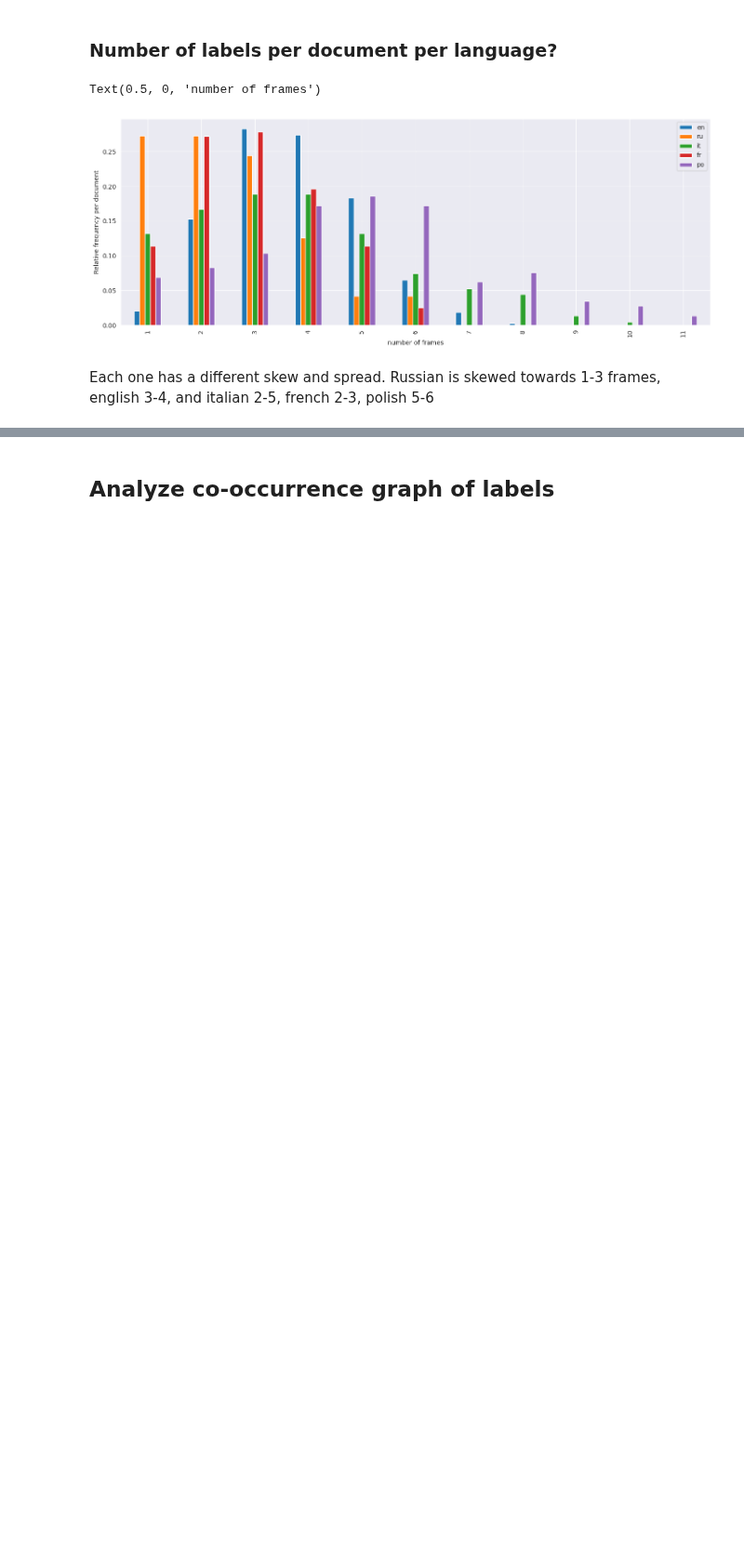
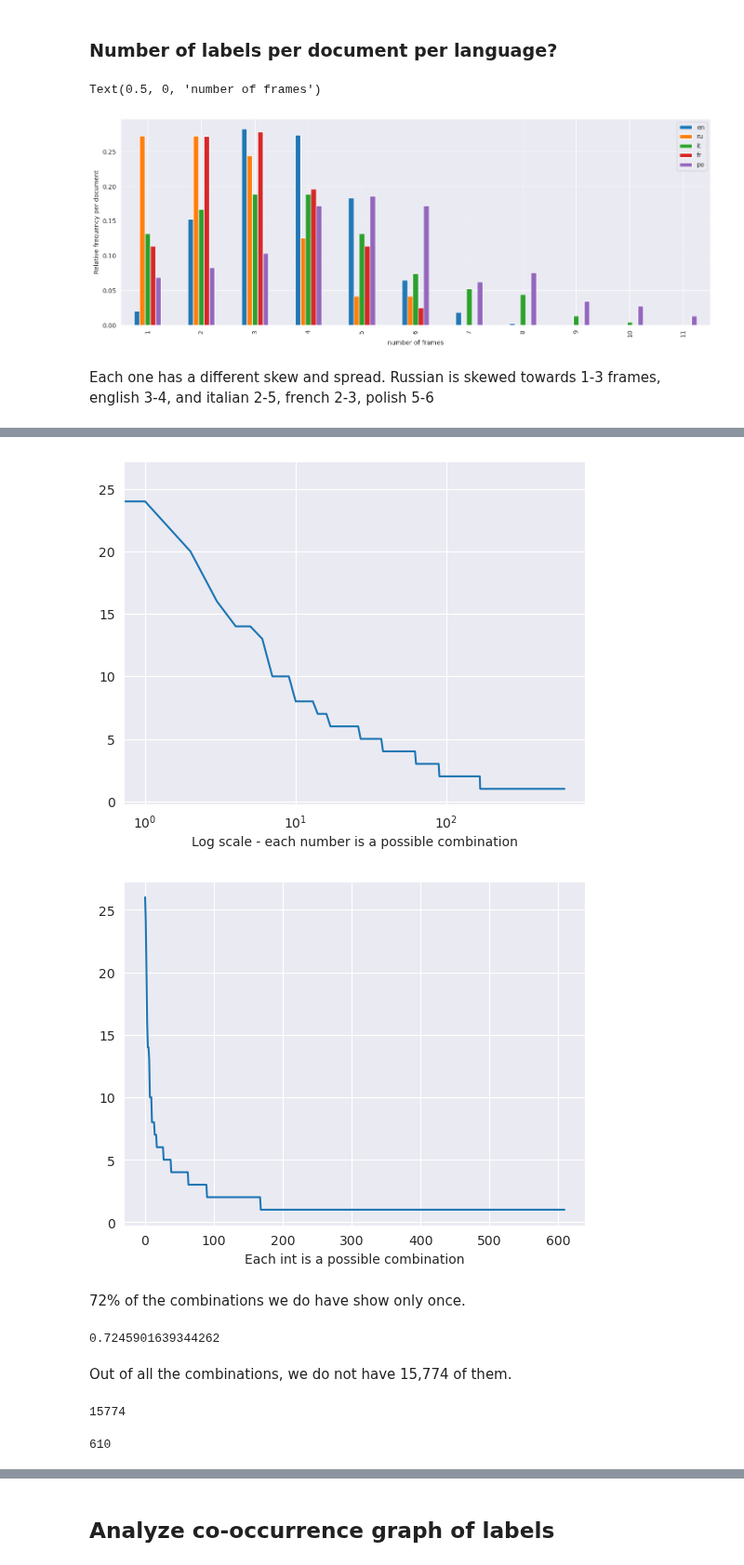
Before and after one commit to JdbermeoUZH/policy-framing, a Jupyter notebook: documentation/analyses/Labels EDA/Behavior of labels.ipynb, the cells around one changed output, grey strips where cells are left out. Shown at 93% size. Drawn from its saved outputs; the diff is of its cells as text; code cells hidden in the pictures; blank space fills up the shorter version.

```diff
--- a/documentation/analyses/Labels EDA/Behavior of labels.ipynb
+++ b/documentation/analyses/Labels EDA/Behavior of labels.ipynb
@@ -147,0 +178,28 @@ Each one has a different skew and spread. Russian is skewed towards 1-3 frames,
+# %%
+powerset_count.plot()
+plt.xscale('log')
+plt.xlabel('Log scale - each number is a possible combination')
+plt.show()
+
+powerset_count.plot()
+plt.xlabel('Each int is a possible combination')
+plt.show()
+# %% [output]
+[figure, added]
+[figure, added]
+# %% [markdown]
+72% of the combinations we do have show only once.
+# %%
+(powerset_count == 1).sum()/powerset_count.shape[0]
+# %% [output]
+0.7245901639344262
+# %% [markdown]
+Out of all the combinations, we do not have 15,774 of them.
+# %%
+2**14 - powerset_count.shape[0]
+# %% [output]
+15774
+# %%
+powerset_count.shape[0]
+# %% [output]
+610
```
Also changed, not shown: parts of 10 cells of this notebook, 2 other files.
